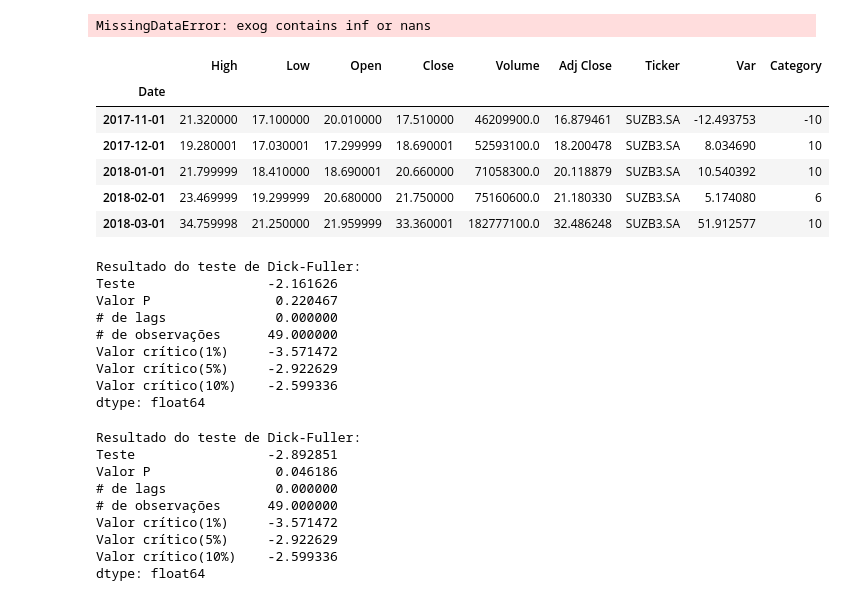
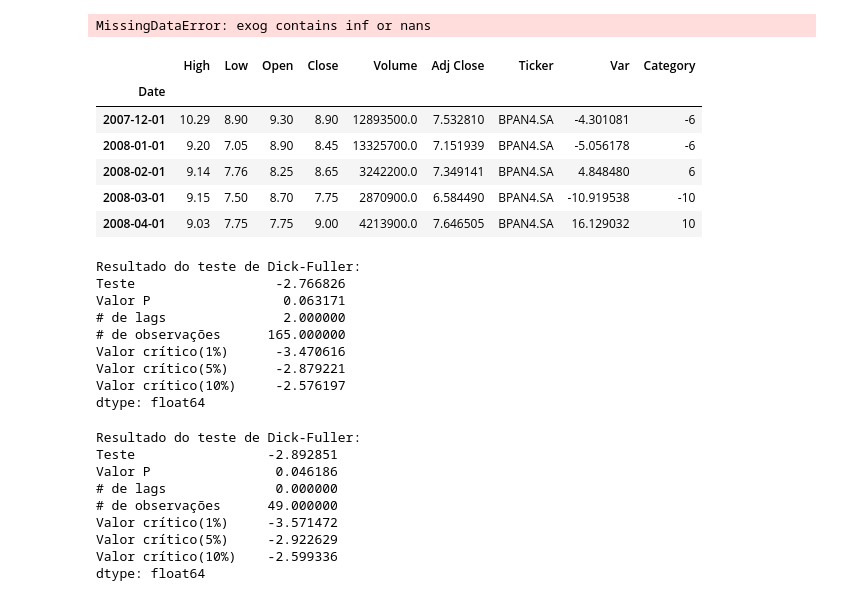
Before and after one commit to dagobertomedeiros/TCC, a Jupyter notebook: analise_financeira.ipynb, the cells around one changed output. Cells and saved outputs as stored; diff of their text form; code cells hidden in the pictures.

```diff
--- a/analise_financeira.ipynb
+++ b/analise_financeira.ipynb
@@ -420,26 +431,26 @@ def adf_test(y):
     dfoutput['Valor crítico({})'.format(key)] = value
   print(dfoutput)
 # %%
-list_df[111].head()
+list_df[15].head()
 # %% [output]
 |  | High | Low | Open | Close | Volume | Adj Close | Ticker | Var | Category |
 | Date |  |  |  |  |  |  |  |  |  |
-| 2017-11-01 | 21.320000 | 17.100000 | 20.010000 | 17.510000 | 46209900.0 | 16.879461 | SUZB3.SA | -12.493753 | -10 |
-| 2017-12-01 | 19.280001 | 17.030001 | 17.299999 | 18.690001 | 52593100.0 | 18.200478 | SUZB3.SA | 8.034690 | 10 |
-| 2018-01-01 | 21.799999 | 18.410000 | 18.690001 | 20.660000 | 71058300.0 | 20.118879 | SUZB3.SA | 10.540392 | 10 |
-| 2018-02-01 | 23.469999 | 19.299999 | 20.680000 | 21.750000 | 75160600.0 | 21.180330 | SUZB3.SA | 5.174080 | 6 |
-| 2018-03-01 | 34.759998 | 21.250000 | 21.959999 | 33.360001 | 182777100.0 | 32.486248 | SUZB3.SA | 51.912577 | 10 |
+| 2007-12-01 | 10.29 | 8.90 | 9.30 | 8.90 | 12893500.0 | 7.532810 | BPAN4.SA | -4.301081 | -6 |
+| 2008-01-01 | 9.20 | 7.05 | 8.90 | 8.45 | 13325700.0 | 7.151939 | BPAN4.SA | -5.056178 | -6 |
+| 2008-02-01 | 9.14 | 7.76 | 8.25 | 8.65 | 3242200.0 | 7.349141 | BPAN4.SA | 4.848480 | 6 |
+| 2008-03-01 | 9.15 | 7.50 | 8.70 | 7.75 | 2870900.0 | 6.584490 | BPAN4.SA | -10.919538 | -10 |
+| 2008-04-01 | 9.03 | 7.75 | 7.75 | 9.00 | 4213900.0 | 7.646505 | BPAN4.SA | 16.129032 | 10 |
 # %%
-adf_test(list_df[111]['Close'])
+adf_test(list_df[15]['Close'])
 # %% [output]
 Resultado do teste de Dick-Fuller:
-Teste                 -2.161626
-Valor P                0.220467
-# de lags              0.000000
-# de observações      49.000000
-Valor crítico(1%)     -3.571472
-Valor crítico(5%)     -2.922629
-Valor crítico(10%)    -2.599336
+Teste                  -2.766826
+Valor P                 0.063171
+# de lags               2.000000
+# de observações      165.000000
+Valor crítico(1%)      -3.470616
+Valor crítico(5%)      -2.879221
+Valor crítico(10%)     -2.576197
 dtype: float64
 # %%
 y = test_and_transform_stationary_ts(list_df[111]['Close'])
```
Also changed, not shown: parts of 25 cells of this notebook.
